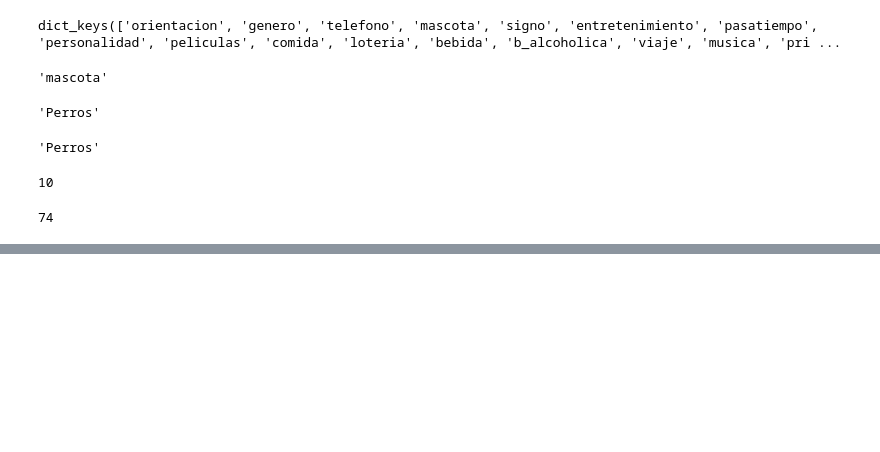
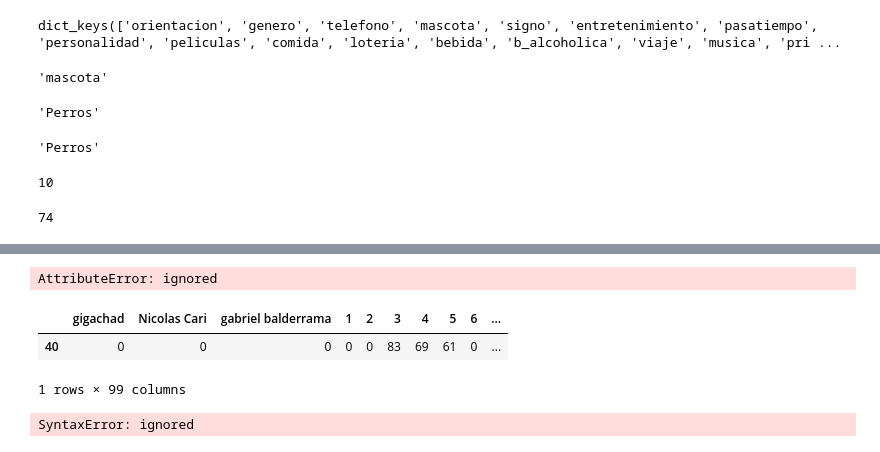
Before and after one commit to DaddyLipi/Parejas-secretas-San-Valentin, a Jupyter notebook: san_valentin.ipynb, the cells around one changed output, grey strips where cells are left out. Cells and saved outputs as stored; diff of their text form; code cells hidden in the pictures; blank space fills up the shorter version.

Commit message:
nuevos cambios para muchas parejas en una matriz

```diff
--- a/san_valentin.ipynb
+++ b/san_valentin.ipynb
@@ -257,0 +311,20 @@ la lista para gigachad es:
+# %%
+maxClm = df['gigachad'].max()
+maxClm
+df.loc[df['gigachad'] == maxClm].value
+# %% [output]
+AttributeError: ignored
+# %%
+maxClm = df['89'].max()
+df.loc[df['89'] == maxClm]
+# %% [output]
+|  | gigachad | Nicolas Cari | gabriel balderrama | 1 | 2 | 3 | 4 | 5 | 6 | ... |
+| 40 | 0 | 0 | 0 | 0 | 0 | 83 | 69 | 61 | 0 | ... |
+1 rows × 99 columns
+# %%
+def sacar_pareja(nombre_persona1,df):
+  maximo=df[nombre_persona1].max()
+  indice=df.
+  while(maximo!=indice_max)
+# %% [output]
+SyntaxError: ignored
```
Also changed, not shown: parts of 8 cells of this notebook.
